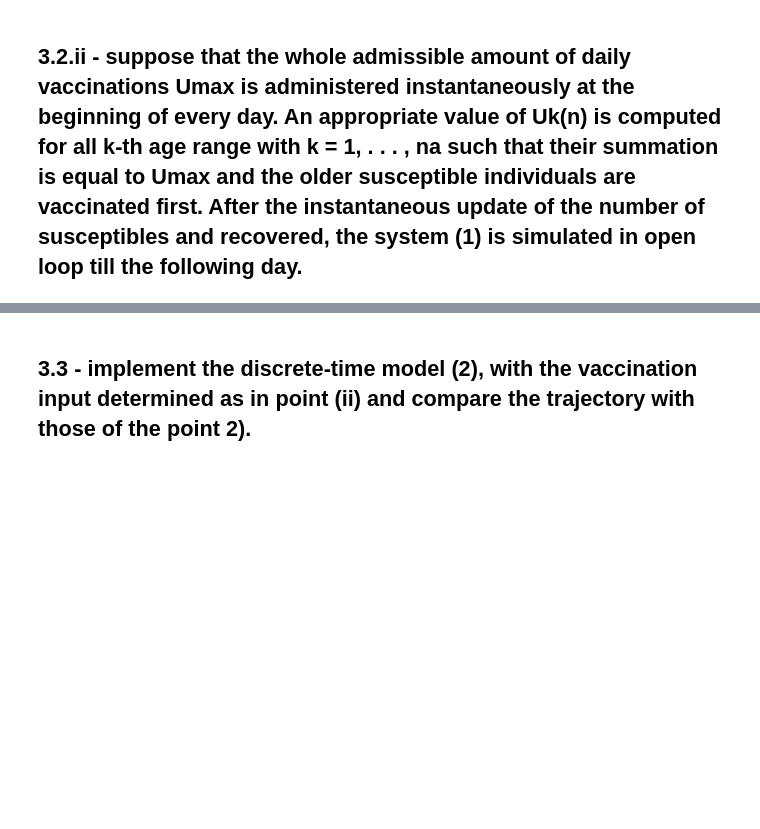
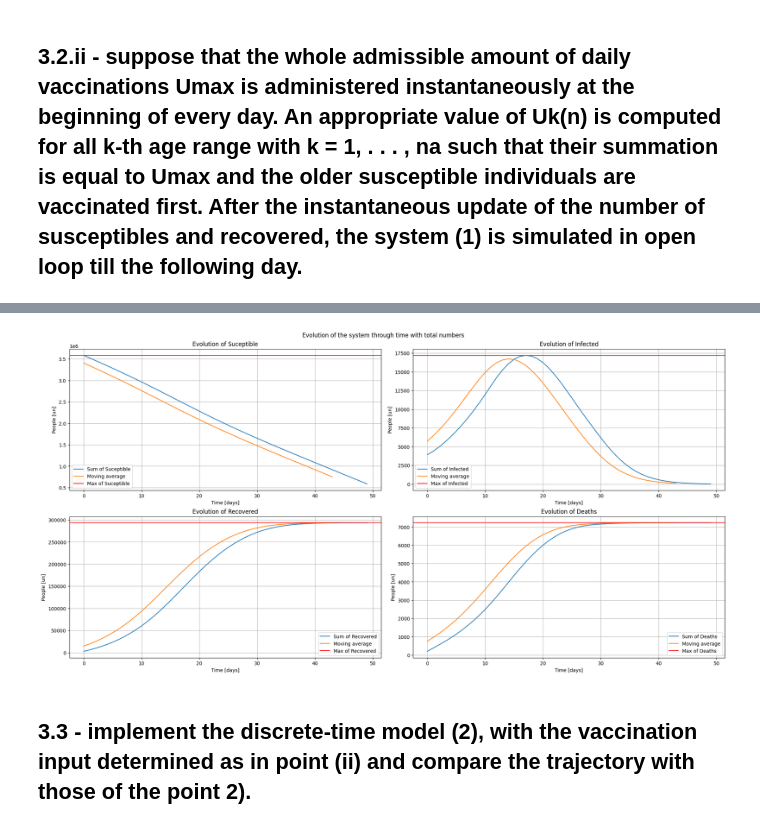
Before and after one commit to douglasmmachado/MPC, a Jupyter notebook: COVID-19.ipynb, the cells around one changed output, grey strips where cells are left out. Cells and saved outputs as stored; diff of their text form; code cells hidden in the pictures; blank space fills up the shorter version.

```diff
--- a/COVID-19.ipynb
+++ b/COVID-19.ipynb
@@ -307,3 +369,7 @@ plot_x(S_array, I_array, R_array, D_array, ranges)
+# %%
+plot_x_moving_average(S_array, I_array, R_array, D_array)
+# %% [output]
+[figure, added]
 # %% [markdown]
 ## 3.3 -  implement the discrete-time model (2), with the vaccination input determined as in point (ii) and compare the trajectory with those of the point 2).
 # %%
```
Also changed, not shown: parts of 5 cells of this notebook.
